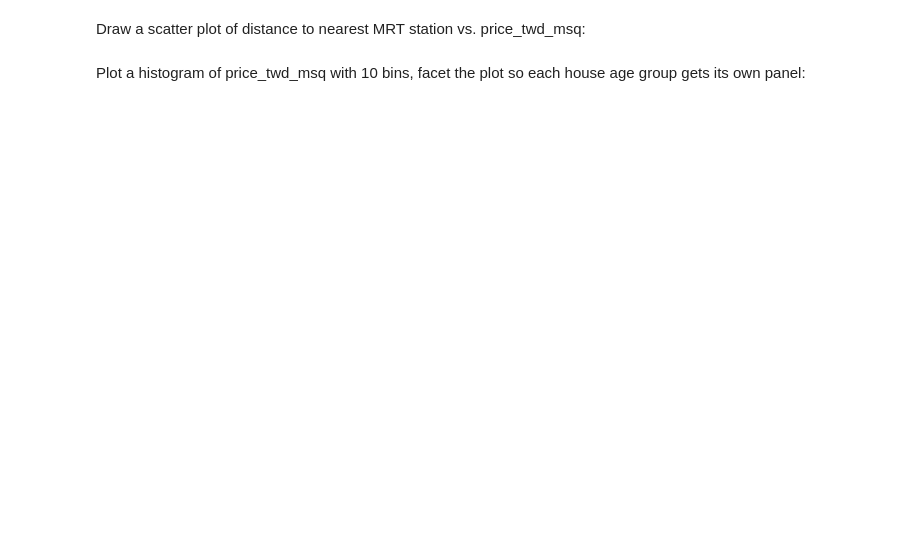
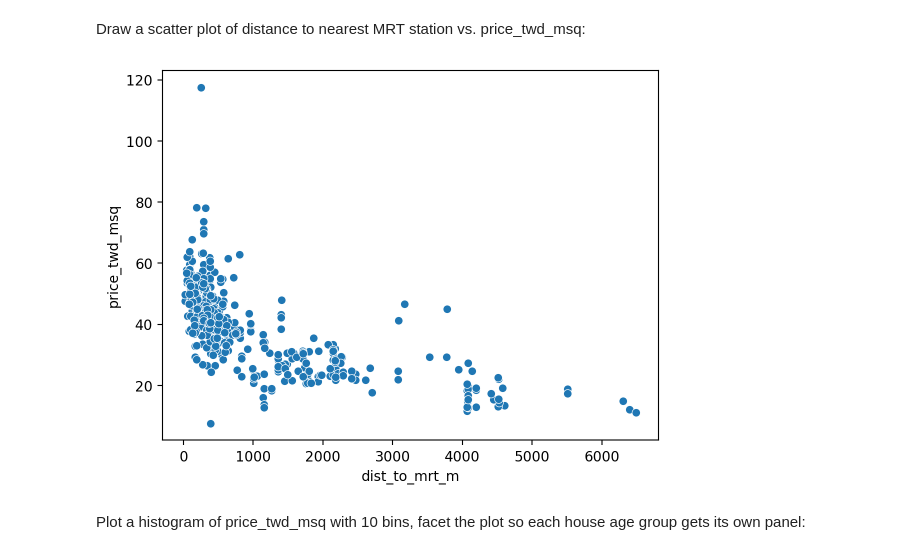
Before and after one commit to rdzik/discrete_team, a Jupyter notebook: Exercise10.ipynb, the cells around one changed output. Cells and saved outputs as stored; diff of their text form; code cells hidden in the pictures; blank space fills up the shorter version.

```diff
--- a/Exercise10.ipynb
+++ b/Exercise10.ipynb
@@ -142,6 +148,9 @@ Draw a scatter plot of house_age_years vs. price_twd_msq:
 Draw a scatter plot of distance to nearest MRT station vs. price_twd_msq:
 # %%
 # Your code here
+sns.scatterplot(data = df_estate, x = "dist_to_mrt_m", y = "price_twd_msq");
+# %% [output]
+[figure, added]
 # %% [markdown]
 Plot a histogram of price_twd_msq with 10 bins, facet the plot so each house age group gets its own panel:
 # %%
```
Also changed, not shown: parts of 12 cells of this notebook.
